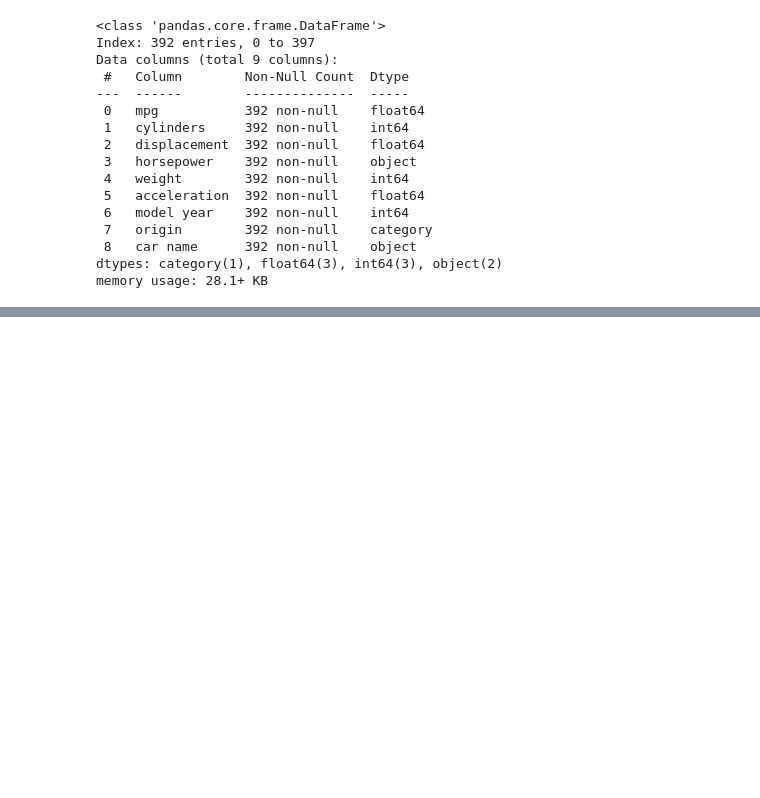
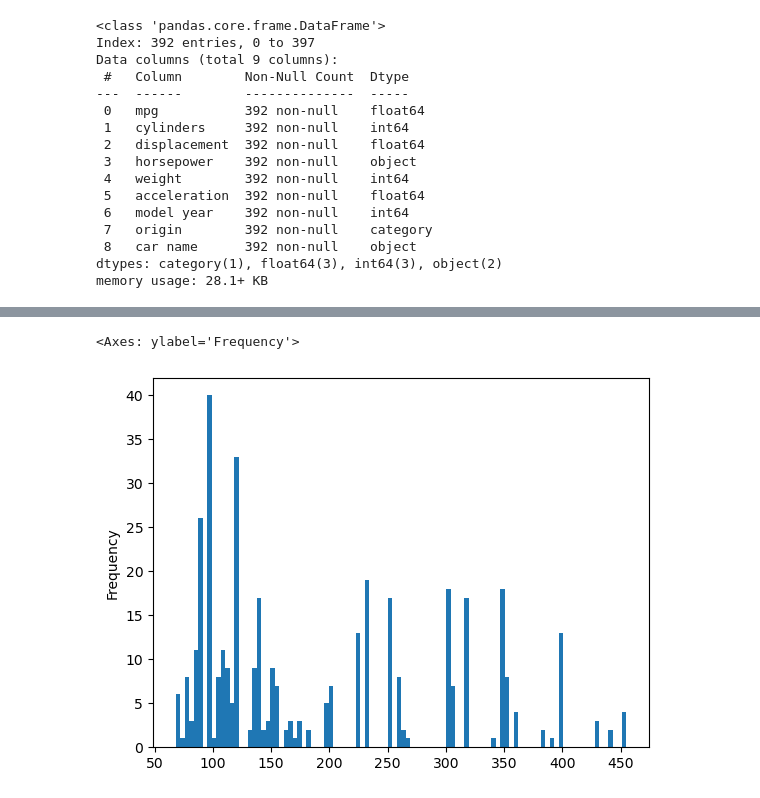
Before and after one commit to manishbhatia7/ML-Projects, a Jupyter notebook: Practice Datasets/Autompg/notebook.ipynb, the cells around one changed output, grey strips where cells are left out. Cells and saved outputs as stored; diff of their text form; code cells hidden in the pictures; blank space fills up the shorter version.

```diff
--- a/Practice Datasets/Autompg/notebook.ipynb
+++ b/Practice Datasets/Autompg/notebook.ipynb
@@ -98,0 +110,5 @@ memory usage: 28.1+ KB
+# %%
+df['displacement'].plot.hist(bins=100)
+# %% [output]
+<Axes: ylabel='Frequency'>
+[figure, added]
```
Also changed, not shown: parts of 8 cells of this notebook.
